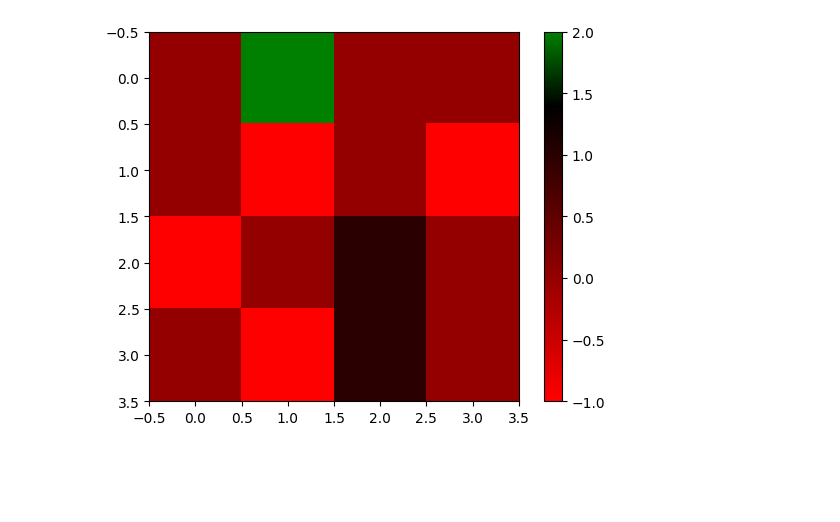
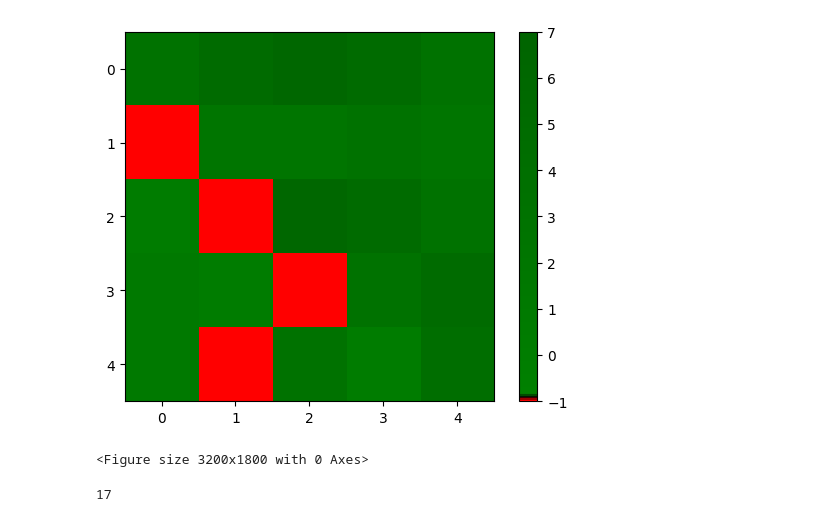
Before and after one commit to nick0413/Mec_estadistica, a Jupyter notebook: proyecto/fores_fire_model/animate.ipynb, the cells around one changed output. Saved outputs shown, nothing was run; the diff lists cells and outputs as text; code cells hidden in the pictures; blank space fills up the shorter version.

```diff
--- a/proyecto/fores_fire_model/animate.ipynb
+++ b/proyecto/fores_fire_model/animate.ipynb
@@ -46,25 +46,73 @@ plt.imshow(data[-1])
 # %%
 from matplotlib.colors import LinearSegmentedColormap, Normalize
 
 
 
 max_val=np.max(data[-1])
 min_val=np.min(data[-1])
 linear_map((-1,max_val),(0,1),0)
 
-colors = ["red", "black", "green"]
-
-values = [0, 0.8, 1]  # these are the values at which the colors change
-
-# Create colormap
-cmap = LinearSegmentedColormap.from_list("my_colormap", list(zip(values, colors)))
+colors = ["red", "black", "green", "darkgreen"]
+values = [-1, 0, 1, 100]
+normalized_values = (values - np.min(values)) / (np.max(values) - np.min(values))
+cmap_arboles = LinearSegmentedColormap.from_list("my_colormap", list(zip(normalized_values, colors)))
 
 # Normalize your data to match the range of your colormap
 norm = Normalize(vmin=-1, vmax=max_val)
 
 # Use colormap and normalization in your plot
-plt.imshow(data[-1], cmap=cmap, norm=norm)
+plt.imshow(data[-2], cmap=cmap_arboles, norm=norm)
 plt.colorbar()
 plt.show()
 # %% [output]
-[figure, old version]
+[figure, new version]
+# %%
+
+import os
+data_folder='datos'
+csv_files = [f for f in os.listdir(data_folder) if f.endswith('.csv')]
+plt.figure(figsize=(16,9),dpi=200)
+plt.rcParams.update({'font.size': 22})
+dataframes = []
+consecutive_fires = []
+p_list=[]
+f_list=[]
+for csv_file in csv_files[1:]:
+	dataframes.append( np.genfromtxt(data_folder+"/"+csv_file, delimiter=','))
+
+	consecutive = np.genfromtxt(data_folder+"/"+csv_file, delimiter=',')
+	consecutive_fires.append( consecutive[:,1])
+
+	filename_without_ext = os.path.splitext(csv_file)[0]
+	text_after_hash = (filename_without_ext.split('#')[1] if '#' in filename_without_ext else '')
+	p, f = text_after_hash.split('-')
+	p_list.append(float(p))
+	f_list.append(float(f))
+# %% [output]
+<Figure size 3200x1800 with 0 Axes>
+# %%
+ii=0
+
+histogram_x = []
+histogram_y = []
+ii=0
+for fire in consecutive_fires:
+	S=fire
+	Sx = np.arange(1, max(S)+1, 1)
+	Sy = []
+	sy = 0
+
+	for sx in Sx:
+		for k in range(0,len(S)):
+			if S[k] == sx:
+				sy += 1
+		Sy += [sy/len(S)]
+		sy = 0
+	histogram_x.append(Sx)
+	histogram_y.append(Sy)
+
+	ii+=1
+
+print(len(histogram_x))
+# %% [output]
+17
```
Also changed, not shown: parts of 2 cells of this notebook, 13 other files.
